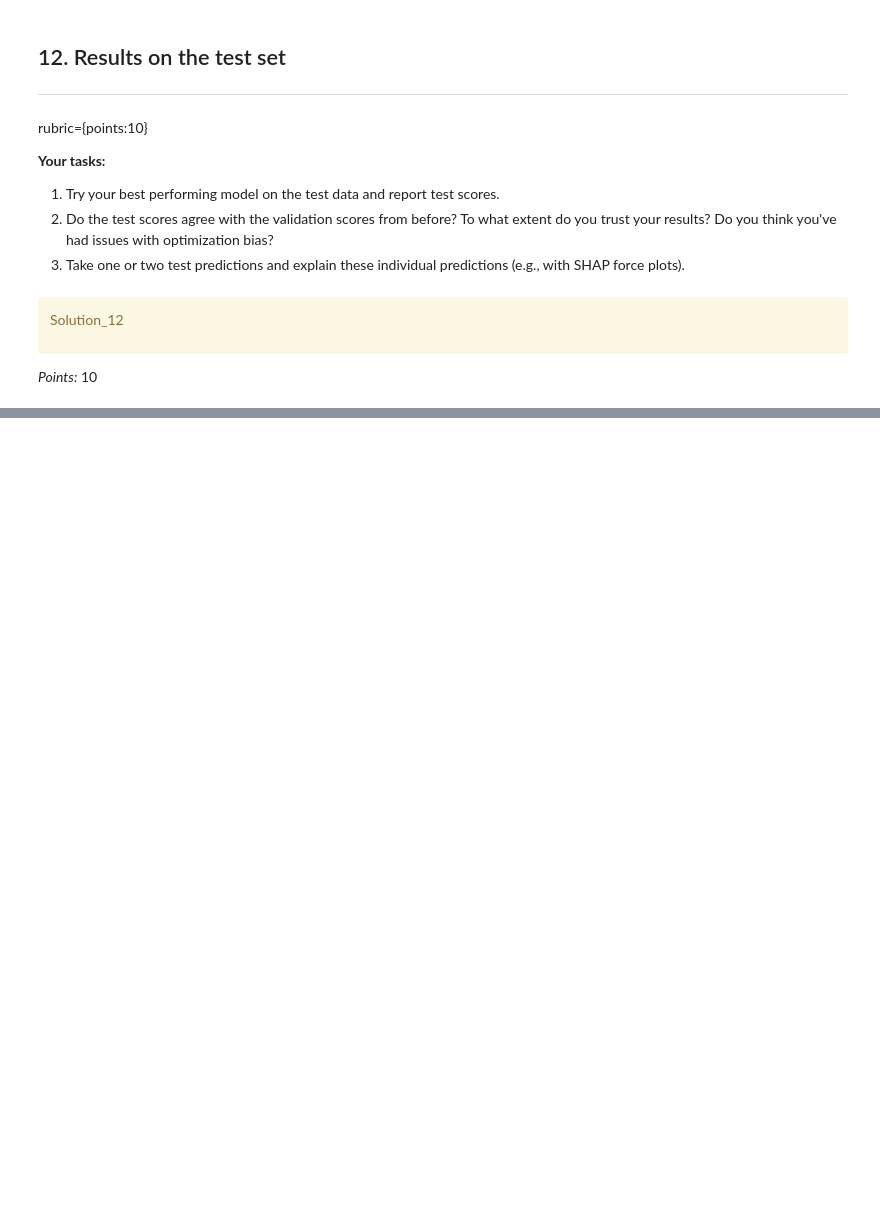
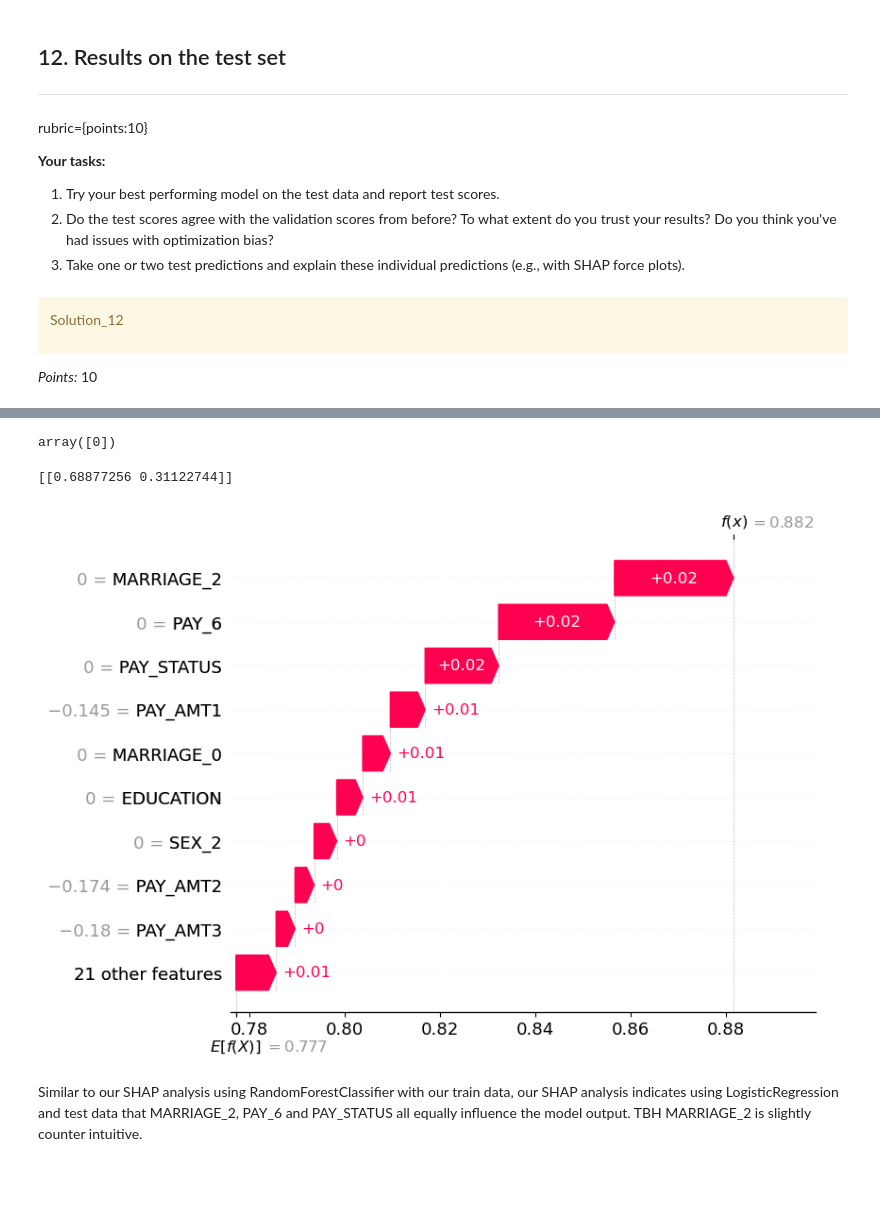
Before and after one commit to ritvikj7/Credit-Card-Default-Predictor, a Jupyter notebook: hw5.ipynb, the cells around one changed output, grey strips where cells are left out. Cells and saved outputs as stored; diff of their text form; code cells hidden in the pictures; blank space fills up the shorter version.

```diff
--- a/hw5.ipynb
+++ b/hw5.ipynb
@@ -970,0 +1112,2 @@ _Type your answer here, replacing this text._
+# %%
+best_model = LogisticRegression(C=1.0, class_weight="balanced")
@@ -995,3 +1156,22 @@ _Type your answer here, replacing this text._
+# %%
+X_test_transform = pd.DataFrame(
+    data=preprocessor.transform(X_test),
+    columns=feature_names,
+    index=X_test.index,
+)
+X_test_transform.loc[X_test_transform.index[0]]
+point = pd.DataFrame(X_test_transform.iloc[0]).T
+prediction = best_model.predict(point)
+display(prediction)
+prediction_prob = best_model.predict_proba(sample_point)
+print(prediction_prob)
+shap.plots.waterfall(test_shap_values[1][:, 0])
+# %% [output]
+array([0])
+[[0.68877256 0.31122744]]
+[figure, added]
+# %% [markdown]
+Similar to our SHAP analysis using RandomForestClassifier with our train data, our SHAP analysis indicates using LogisticRegression and test data that MARRIAGE_2, PAY_6 and PAY_STATUS all equally influence the model output. TBH MARRIAGE_2 is slightly counter intuitive.
 # %% [markdown]
 <!-- END QUESTION -->
 
```
Also changed, not shown: parts of 53 cells of this notebook.
